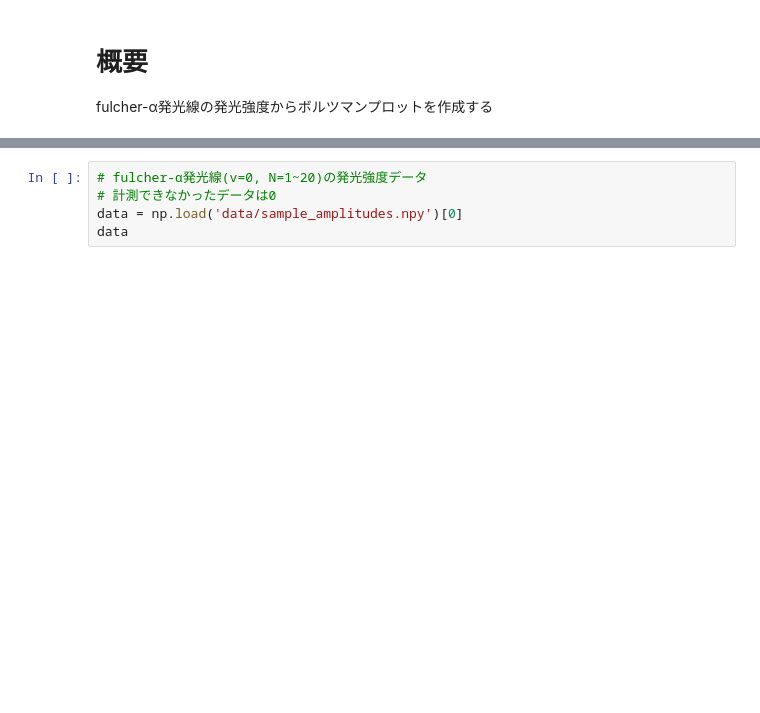
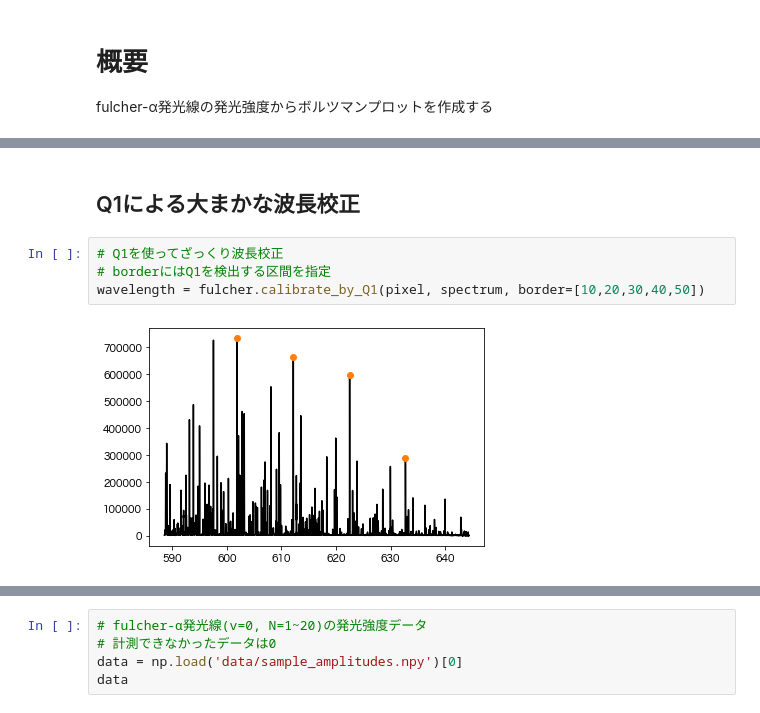
Before and after one commit to AtsushiNi/spectrumutils, a Jupyter notebook: sample/fulcher.ipynb, the cells around one changed output, grey strips where cells are left out. Cells and saved outputs as stored; diff of their text form; blank space fills up the shorter version.

```diff
--- a/sample/fulcher.ipynb
+++ b/sample/fulcher.ipynb
@@ -28,0 +27,8 @@ You should consider upgrading via the '/Library/Frameworks/Python.framework/Vers
+# %% [markdown]
+## Q1による大まかな波長校正
+# %%
+# Q1を使ってざっくり波長校正
+# borderにはQ1を検出する区間を指定
+wavelength = fulcher.calibrate_by_Q1(pixel, spectrum, border=[10,20,30,40,50])
+# %% [output]
+[figure, added]
```
Also changed, not shown: parts of 10 cells of this notebook, 7 other files.
